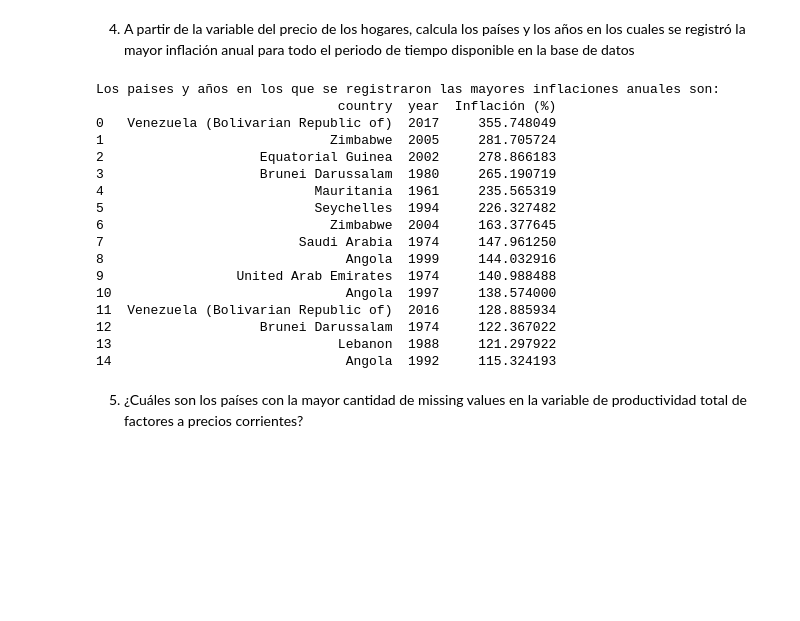
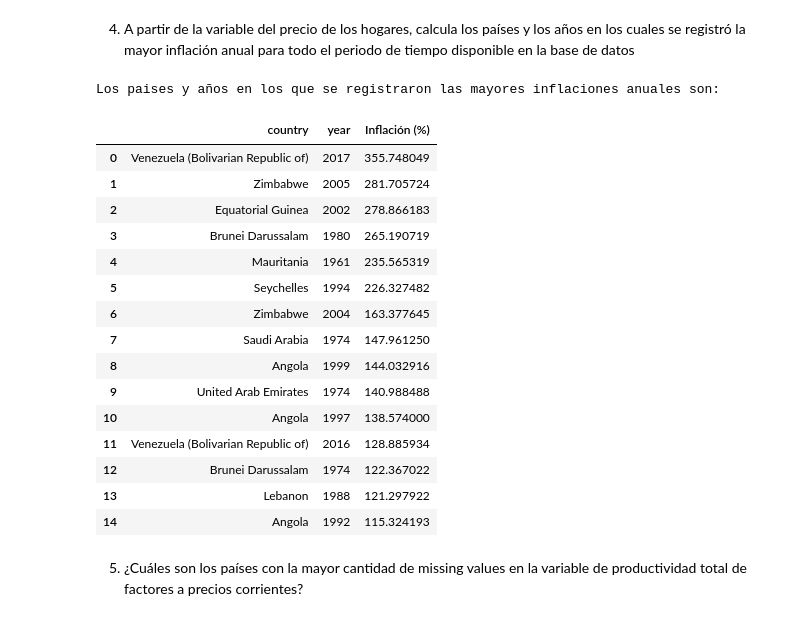
Before and after one commit to qlab-intro-python/tarea-4-3-torres-chipana-mamani, a Jupyter notebook: tarea_4_plantilla.ipynb, the cells around one changed output. Drawn from its saved outputs; the diff is of its cells as text; code cells hidden in the pictures; blank space fills up the shorter version.

```diff
--- a/tarea_4_plantilla.ipynb
+++ b/tarea_4_plantilla.ipynb
@@ -528,35 +533,35 @@ Si bien no puede denominarse fuerte, se identifica una relación inversa entre e
 # %%
 # Solución
 #pl_c
 
 #ordenamos pais y año
 datos_2_1 = datos_2.sort_values(by=["country", "year"])
 
 #calculamos la inflacion anual por pais y año, y ordenamos
 datos_2_1["Inflación (%)"] = datos_2_1.groupby("country")["pl_c"].pct_change()*100
 infl_order = datos_2_1.sort_values(by="Inflación (%)", ascending=False)
 infl_order = infl_order.reset_index(drop=True)
 
 print("Los paises y años en los que se registraron las mayores inflaciones anuales son:")
-print(infl_order[["country", "year", "Inflación (%)"]].head(15))
+display(infl_order[["country", "year", "Inflación (%)"]].head(15))
 # %% [output]
 Los paises y años en los que se registraron las mayores inflaciones anuales son:
-                               country  year  Inflación (%)
-0   Venezuela (Bolivarian Republic of)  2017     355.748049
-1                             Zimbabwe  2005     281.705724
-2                    Equatorial Guinea  2002     278.866183
-3                    Brunei Darussalam  1980     265.190719
-4                           Mauritania  1961     235.565319
-5                           Seychelles  1994     226.327482
-6                             Zimbabwe  2004     163.377645
-7                         Saudi Arabia  1974     147.961250
-8                               Angola  1999     144.032916
-9                 United Arab Emirates  1974     140.988488
-10                              Angola  1997     138.574000
-11  Venezuela (Bolivarian Republic of)  2016     128.885934
-12                   Brunei Darussalam  1974     122.367022
-13                             Lebanon  1988     121.297922
-14                              Angola  1992     115.324193
+|  | country | year | Inflación (%) |
+| 0 | Venezuela (Bolivarian Republic of) | 2017 | 355.748049 |
+| 1 | Zimbabwe | 2005 | 281.705724 |
+| 2 | Equatorial Guinea | 2002 | 278.866183 |
+| 3 | Brunei Darussalam | 1980 | 265.190719 |
+| 4 | Mauritania | 1961 | 235.565319 |
+| 5 | Seychelles | 1994 | 226.327482 |
+| 6 | Zimbabwe | 2004 | 163.377645 |
+| 7 | Saudi Arabia | 1974 | 147.961250 |
+| 8 | Angola | 1999 | 144.032916 |
+| 9 | United Arab Emirates | 1974 | 140.988488 |
+| 10 | Angola | 1997 | 138.574000 |
+| 11 | Venezuela (Bolivarian Republic of) | 2016 | 128.885934 |
+| 12 | Brunei Darussalam | 1974 | 122.367022 |
+| 13 | Lebanon | 1988 | 121.297922 |
+| 14 | Angola | 1992 | 115.324193 |
 # %% [markdown]
 5. ¿Cuáles son los países con la mayor cantidad de missing values en la variable de productividad total de factores a precios corrientes?
 # %%
```
Also changed, not shown: parts of 13 cells of this notebook.
